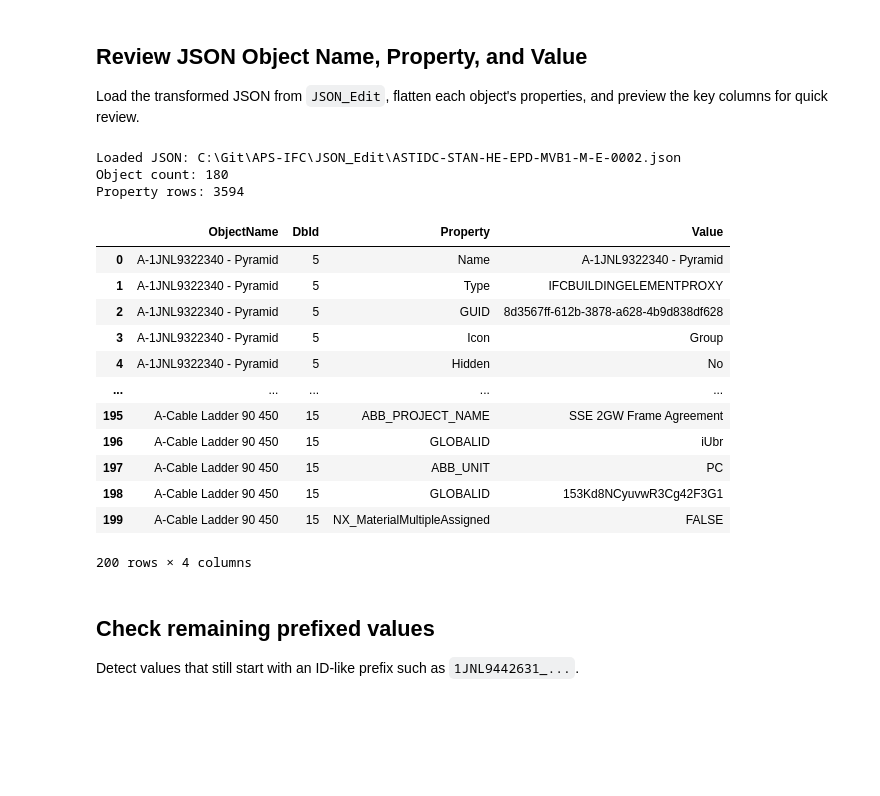
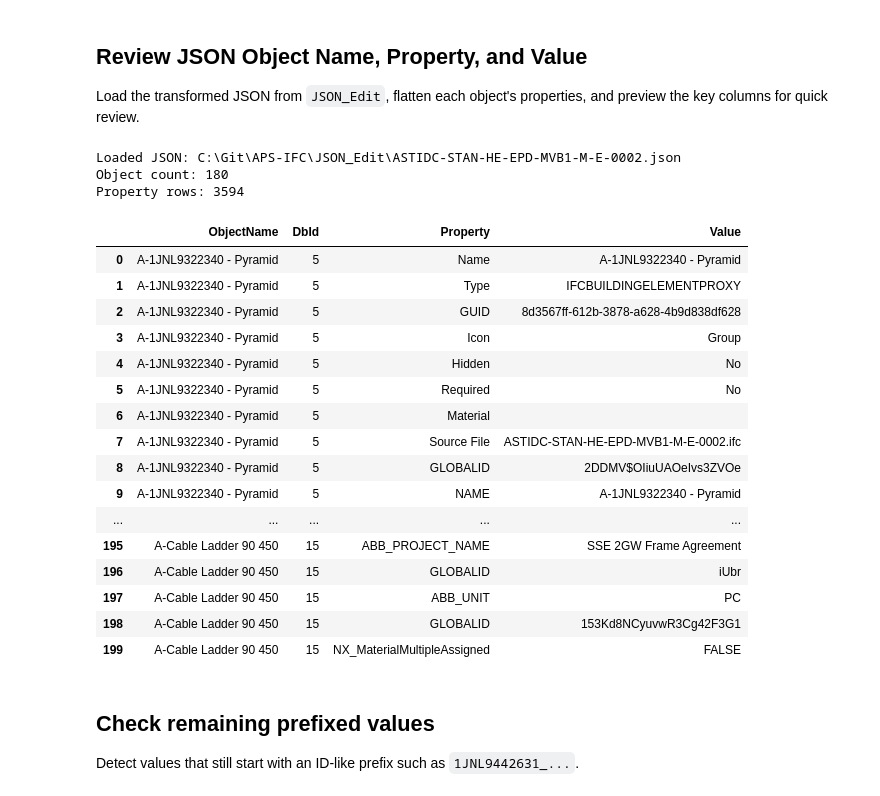
Before and after one commit to plarchi/MsC-IFC-APS, a Jupyter notebook: JSON_Check_Revised_IFC/ASTIDC-STAN-HE-EPD-MVB1-M-E-0002_Check_Revised.ipynb, the cells around one changed output. Drawn from its saved outputs; the diff is of its cells as text; code cells hidden in the pictures; blank space fills up the shorter version.

```diff
--- a/JSON_Check_Revised_IFC/ASTIDC-STAN-HE-EPD-MVB1-M-E-0002_Check_Revised.ipynb
+++ b/JSON_Check_Revised_IFC/ASTIDC-STAN-HE-EPD-MVB1-M-E-0002_Check_Revised.ipynb
@@ -36,41 +36,47 @@ rows = []
 for obj in elements:
     obj_name = obj.get('Name')
     dbid = obj.get('DbId')
     props = obj.get('Properties', [])
     if isinstance(props, list):
         for prop in props:
             if not isinstance(prop, dict):
                 continue
             rows.append({
                 'ObjectName': obj_name,
                 'DbId': dbid,
                 'Property': prop.get('displayName'),
                 'Value': prop.get('value')
             })
 
 flat_df = pd.DataFrame(rows)
 print(f"Loaded JSON: {target_json}")
 print(f"Object count: {len(elements)}")
 print(f"Property rows: {len(flat_df)}")
 
-flat_df[['ObjectName', 'DbId', 'Property', 'Value']].head(200)
+preview_df = flat_df[['ObjectName', 'DbId', 'Property', 'Value']].head(200).reset_index(drop=True)
+with pd.option_context('display.max_rows', 220, 'display.min_rows', 220):
+    display(preview_df)
 # %% [output]
 Loaded JSON: C:\Git\APS-IFC\JSON_Edit\ASTIDC-STAN-HE-EPD-MVB1-M-E-0002.json
 Object count: 180
 Property rows: 3594
 |  | ObjectName | DbId | Property | Value |
 | 0 | A-1JNL9322340 - Pyramid | 5 | Name | A-1JNL9322340 - Pyramid |
 | 1 | A-1JNL9322340 - Pyramid | 5 | Type | IFCBUILDINGELEMENTPROXY |
 | 2 | A-1JNL9322340 - Pyramid | 5 | GUID | 8d3567ff-612b-3878-a628-4b9d838df628 |
 | 3 | A-1JNL9322340 - Pyramid | 5 | Icon | Group |
 | 4 | A-1JNL9322340 - Pyramid | 5 | Hidden | No |
+| 5 | A-1JNL9322340 - Pyramid | 5 | Required | No |
+| 6 | A-1JNL9322340 - Pyramid | 5 | Material |  |
+| 7 | A-1JNL9322340 - Pyramid | 5 | Source File | ASTIDC-STAN-HE-EPD-MVB1-M-E-0002.ifc |
+| 8 | A-1JNL9322340 - Pyramid | 5 | GLOBALID | 2DDMV$OIiuUAOeIvs3ZVOe |
+| 9 | A-1JNL9322340 - Pyramid | 5 | NAME | A-1JNL9322340 - Pyramid |
 | ... | ... | ... | ... | ... |
 | 195 | A-Cable Ladder 90 450 | 15 | ABB_PROJECT_NAME | SSE 2GW Frame Agreement |
 | 196 | A-Cable Ladder 90 450 | 15 | GLOBALID | iUbr |
 | 197 | A-Cable Ladder 90 450 | 15 | ABB_UNIT | PC |
 | 198 | A-Cable Ladder 90 450 | 15 | GLOBALID | 153Kd8NCyuvwR3Cg42F3G1 |
 | 199 | A-Cable Ladder 90 450 | 15 | NX_MaterialMultipleAssigned | FALSE |
-200 rows × 4 columns
 # %% [markdown]
 ## Check remaining prefixed values
 Detect values that still start with an ID-like prefix such as `1JNL9442631_...`.
```
Also changed, not shown: parts of 2 cells of this notebook.
